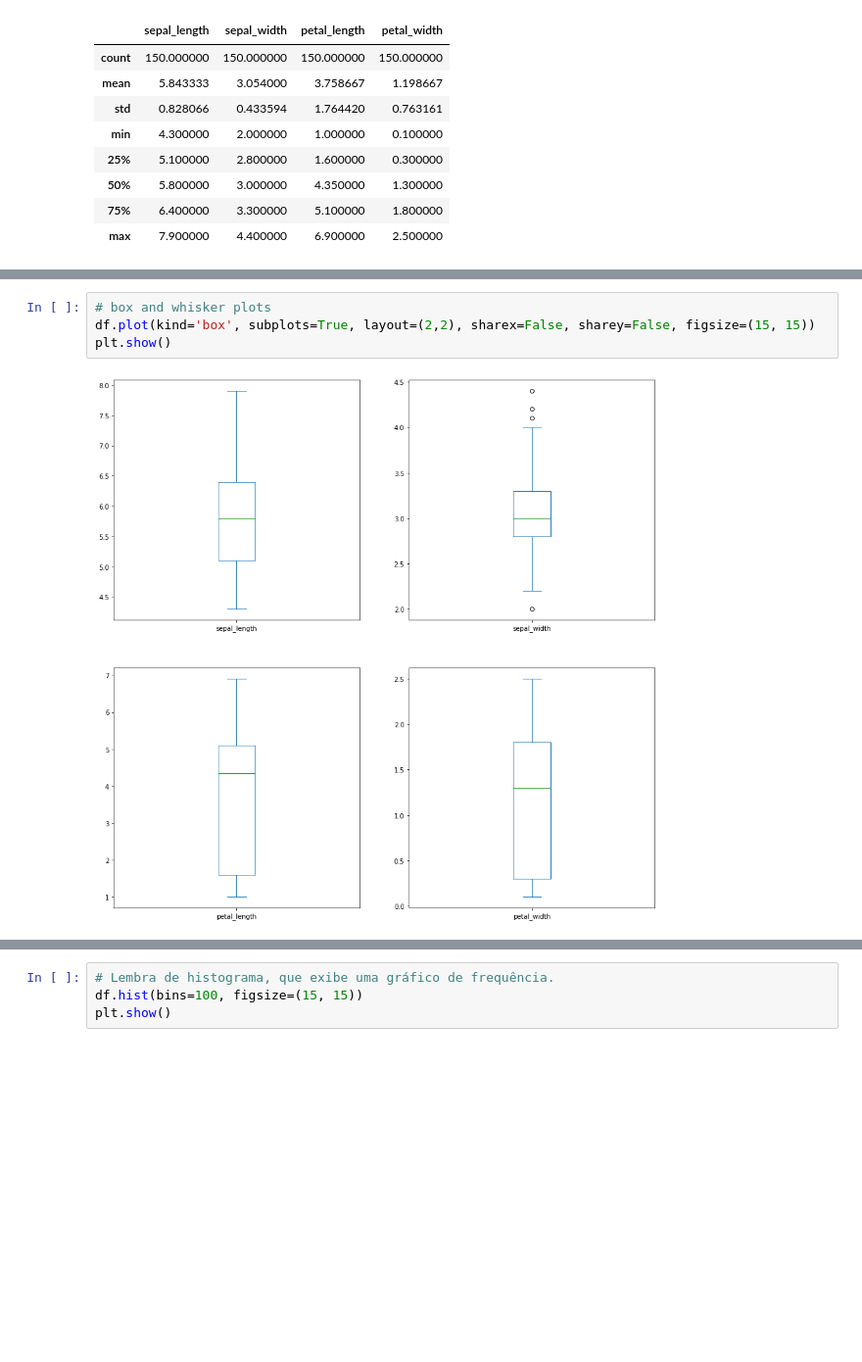
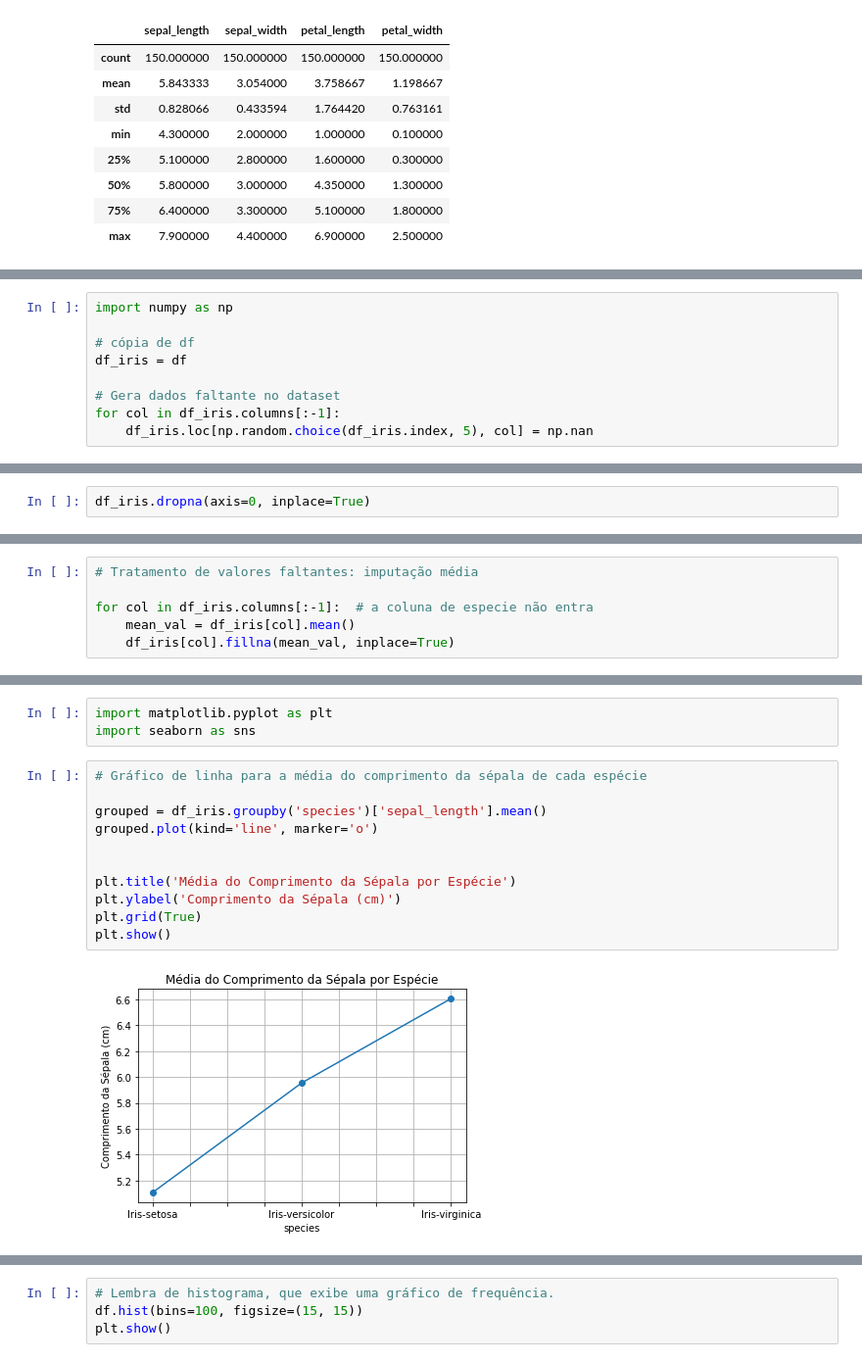
Before and after one commit to arnaldojr/DisruptiveArchitectures, a Jupyter notebook: material/aulas/IA/lab01/dataframe.ipynb, the cells around one changed output, grey strips where cells are left out. Shown: that part at 98% size. Saved outputs shown, nothing was run; the diff lists cells and outputs as text; blank space fills up the shorter version.

```diff
--- a/material/aulas/IA/lab01/dataframe.ipynb
+++ b/material/aulas/IA/lab01/dataframe.ipynb
@@ -192,0 +213,9 @@ array(['Iris-setosa', 'Iris-versicolor', 'Iris-virginica'], dtype=object)
+# %%
+import numpy as np
+
+# cópia de df
+df_iris = df
+
+# Gera dados faltante no dataset
+for col in df_iris.columns[:-1]:
+    df_iris.loc[np.random.choice(df_iris.index, 5), col] = np.nan
@@ -192,0 +258,2 @@ array(['Iris-setosa', 'Iris-versicolor', 'Iris-virginica'], dtype=object)
+# %%
+df_iris.dropna(axis=0, inplace=True)
@@ -192,0 +268,6 @@ array(['Iris-setosa', 'Iris-versicolor', 'Iris-virginica'], dtype=object)
+# %%
+# Tratamento de valores faltantes: imputação média
+
+for col in df_iris.columns[:-1]:  # a coluna de especie não entra
+    mean_val = df_iris[col].mean()
+    df_iris[col].fillna(mean_val, inplace=True)
@@ -197,6 +301,16 @@ Uma análise gráfica pode ajudar a compreeder melhor os dados que estamos traba
-# %%
-# box and whisker plots
-df.plot(kind='box', subplots=True, layout=(2,2), sharex=False, sharey=False, figsize=(15, 15))
-plt.show()
-# %% [output]
-[figure, removed]
+# %%
+import matplotlib.pyplot as plt
+import seaborn as sns
+# %%
+# Gráfico de linha para a média do comprimento da sépala de cada espécie
+
+grouped = df_iris.groupby('species')['sepal_length'].mean()
+grouped.plot(kind='line', marker='o')
+
+
+plt.title('Média do Comprimento da Sépala por Espécie')
+plt.ylabel('Comprimento da Sépala (cm)')
+plt.grid(True)
+plt.show()
+# %% [output]
+[figure, added]
```
Also changed, not shown: parts of 42 cells of this notebook, 4 other files.
